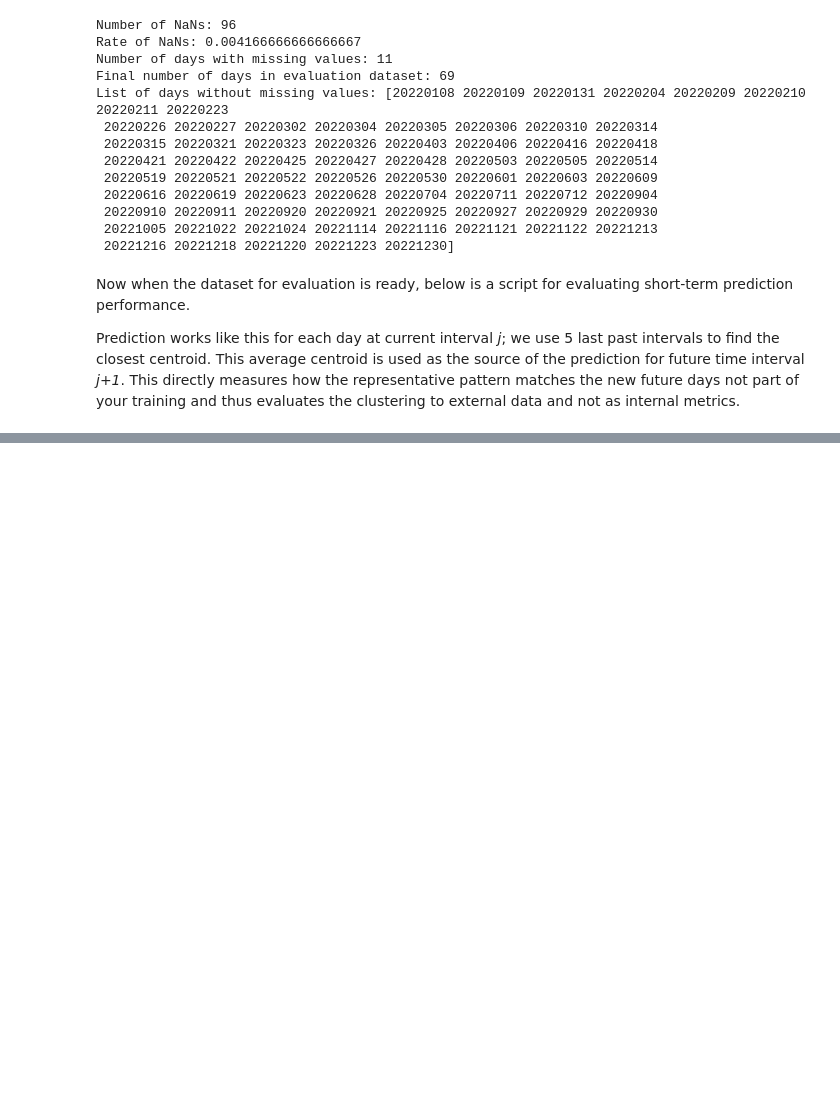
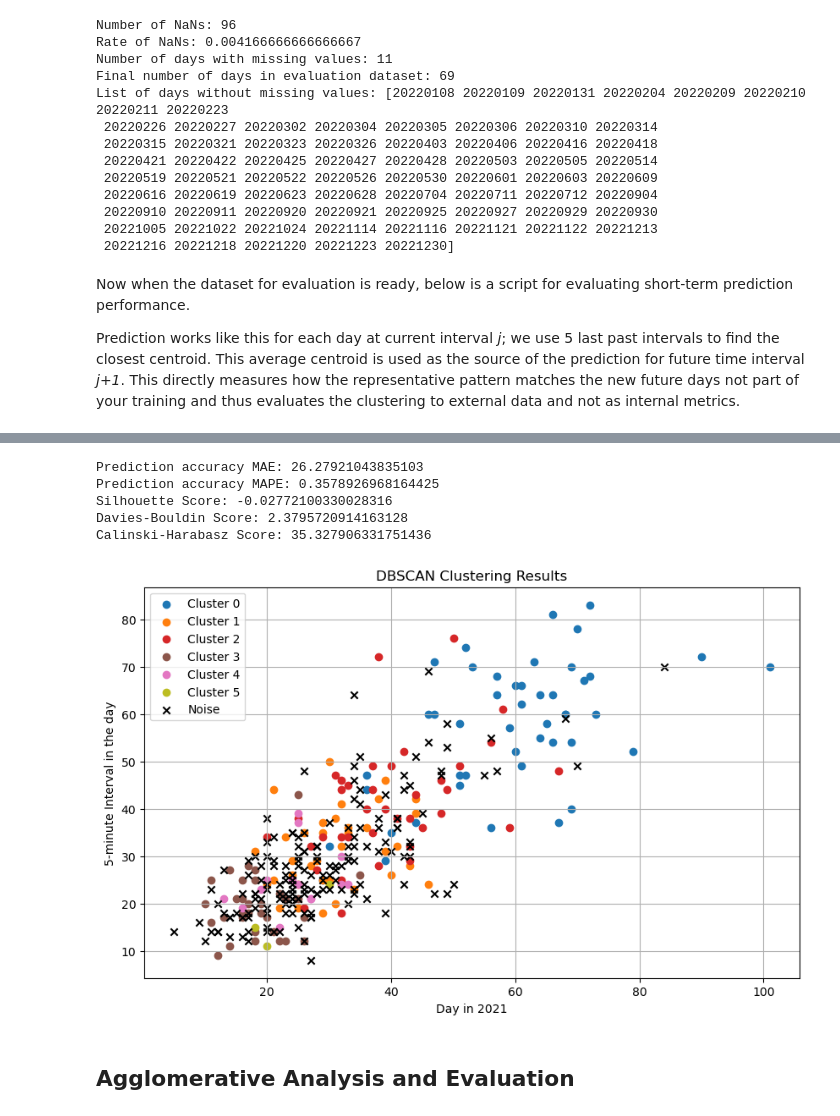
Before and after one commit to ChrisSuccar/Test_1, a Jupyter notebook: exercise_5/exercise_5_clustering.ipynb, the cells around one changed output, grey strips where cells are left out. Drawn from its saved outputs; the diff is of its cells as text; code cells hidden in the pictures; blank space fills up the shorter version.

```diff
--- a/exercise_5/exercise_5_clustering.ipynb
+++ b/exercise_5/exercise_5_clustering.ipynb
@@ -898,0 +932,52 @@ ValueError: Input contains NaN.
+# %%
+from sklearn.cluster import DBSCAN
+from sklearn.metrics import silhouette_score, davies_bouldin_score, calinski_harabasz_score
+import matplotlib.pyplot as plt
+import numpy as np
+
+# Setting up DBSCAN clustering
+dbscan_model = DBSCAN(eps=500, min_samples=3)
+cluster_labels = dbscan_model.fit_predict(vectorized_day_dataset_no_nans)
+
+# Calculating the number of clusters, excluding noise
+number_of_clusters = len(set(cluster_labels)) - (1 if -1 in cluster_labels else 0)
+
+# Perform evaluation (assuming 'evaluation' is a custom function)
+evaluation(cluster_labels, number_of_clusters)
+
+# Compute and print clustering quality metrics
+silhouette = silhouette_score(vectorized_day_dataset_no_nans, cluster_labels)
+davies_bouldin = davies_bouldin_score(vectorized_day_dataset_no_nans, cluster_labels)
+calinski_harabasz = calinski_harabasz_score(vectorized_day_dataset_no_nans, cluster_labels)
+
+print(f'Silhouette Score: {silhouette}')
+print(f'Davies-Bouldin Score: {davies_bouldin}')
+print(f'Calinski-Harabasz Score: {calinski_harabasz}')
+
+# Visualizing the clusters
+unique_labels = set(cluster_labels)
+plt.figure(figsize=(10, 6))
+color_palette = plt.cm.get_cmap('tab10', len(unique_labels))
+
+for label in unique_labels:
+    color = 'k' if label == -1 else color_palette(label)
+    marker = 'x' if label == -1 else 'o'
+    cluster_data = vectorized_day_dataset_no_nans[cluster_labels == label]
+    plt.scatter(cluster_data[:, 0], cluster_data[:, 1], color=color, marker=marker,
+                label=f'Noise' if label == -1 else f'Cluster {label}')
+
+plt.xlabel('Day in 2021')
+plt.ylabel('5-minute Interval in the day')
+plt.title('DBSCAN Clustering Results')
+plt.legend()
+plt.grid(True)
+plt.show()
+# %% [output]
+Prediction accuracy MAE: 26.27921043835103
+Prediction accuracy MAPE: 0.3578926968164425
+Silhouette Score: -0.02772100330028316
+Davies-Bouldin Score: 2.3795720914163128
+Calinski-Harabasz Score: 35.327906331751436
+[figure, added]
+# %% [markdown]
+## Agglomerative Analysis and Evaluation
```
Also changed, not shown: parts of 14 cells of this notebook, 1 other file.
